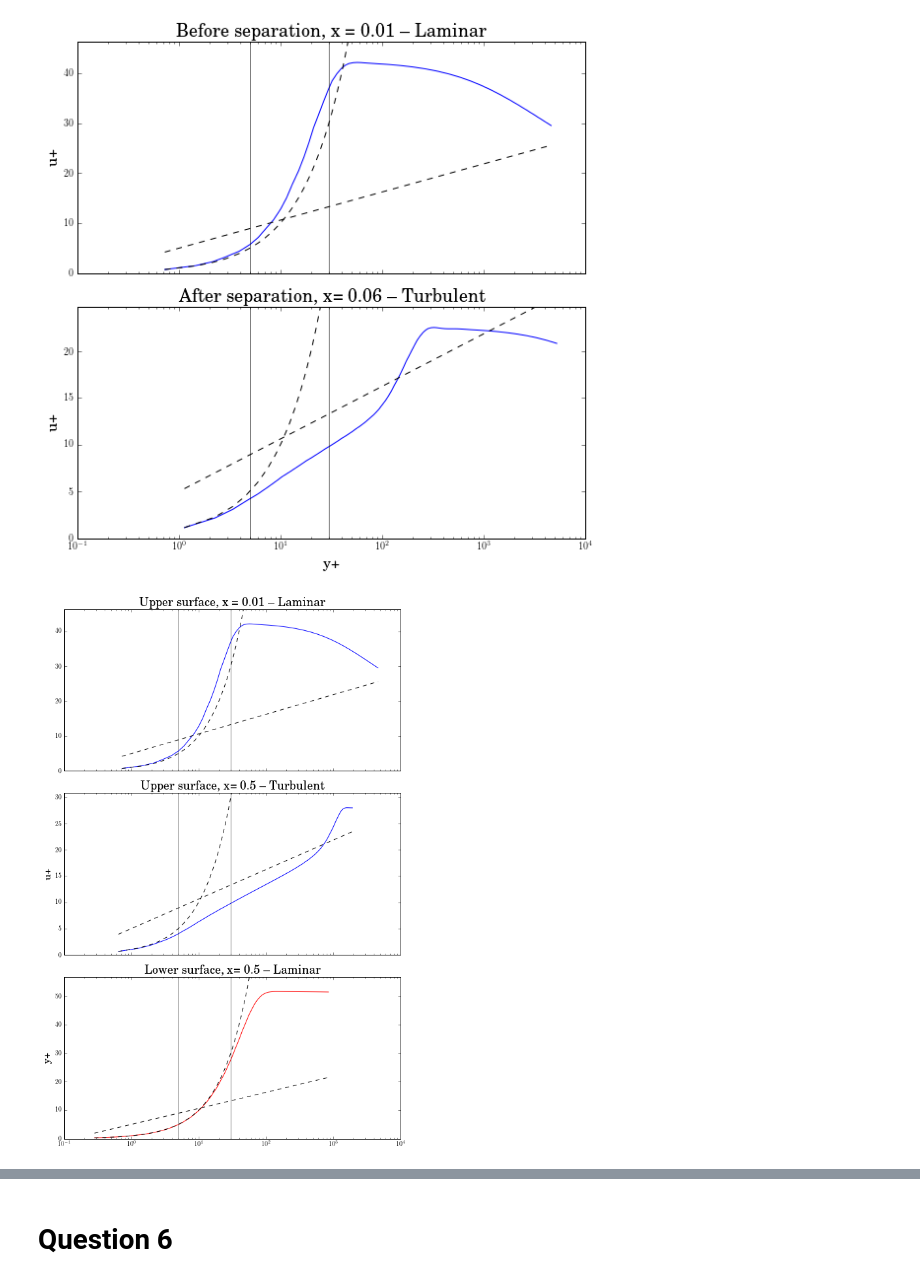
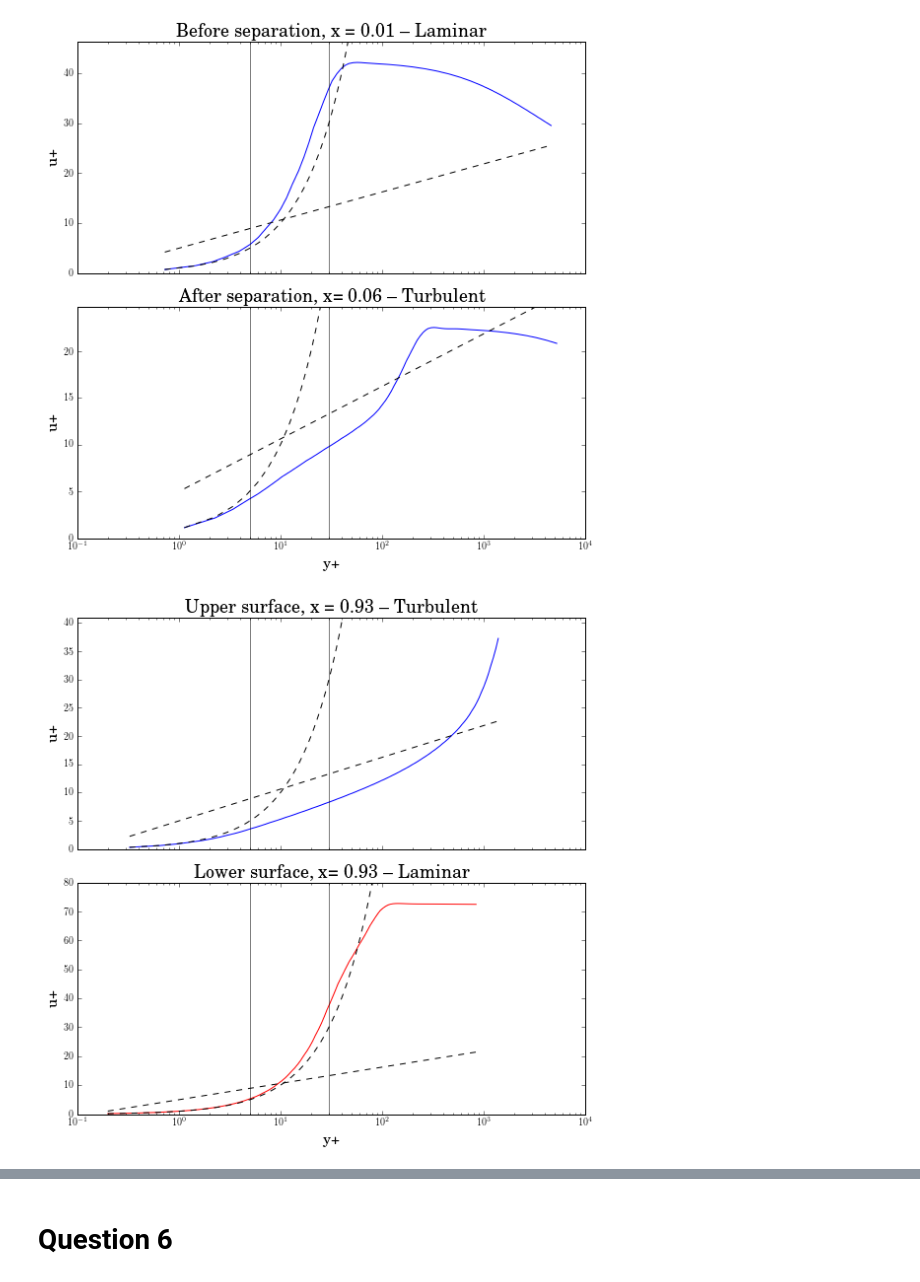
Before and after one commit to selimb/schoolstuff, a Jupyter notebook: mech539/ass5/Untitled.ipynb, the cells around one changed output, grey strips where cells are left out. Cells and saved outputs as stored; diff of their text form; code cells hidden in the pictures.

```diff
--- a/mech539/ass5/Untitled.ipynb
+++ b/mech539/ass5/Untitled.ipynb
@@ -151,7 +136,7 @@ for e in range(len(tau_nc)):
     tau_wc[e] = tau_ac[e]*np.cos(t) + tau_nc[e]*np.sin(t)
     cf[e] = tau_wc[e]*SCF
 # %%
-def savefig(fig, name):
+def savefig(fig, name, **kwargs):
     filepath = os.path.join('tex', 'figs', name)
     fig.tight_layout()
     fig.savefig(filepath)
@@ -349,8 +334,11 @@ cf_te()
 
 x_cross, y_cross, cross_id = find_zero_cross(xc, cf, yc)
 n_lam = LE - TE_start + 25
-mid = np.argsort(np.abs(xc - 0.5))[:2]
+
+mid = np.argsort(np.abs(xc - 0.5))[1]
 n_turb = cross_id[3] + 10
+n_up_te = TE_end - TE_start - 20
+n_bot_te = 20
 # %%
 def airfoil_sections():
     fig, ax = plt.subplots(figsize=(10, 4))
@@ -454,20 +446,21 @@ plt.show()
 # %% [output]
 [figure]
 # %%
-# def uplus_upper_le():
-fig, (ax_up_lam, ax_up_mid, ax_bot_mid) = plt.subplots(nrows=3, sharex=True,
-                                                       figsize=(8, 12))
-uplus_plot(ax_up_lam, n_lam)
-ax_up_lam.set_title('Upper surface, x = %.2f -- Laminar' % xc[n_lam])
-uplus_plot(ax_up_mid, mid[1])
-ax_up_mid.set_title('Upper surface, x= %.1f -- Turbulent' % xc[mid[1]])
-uplus_plot(ax_bot_mid, mid[0], 'r')
-ax_bot_mid.set_title('Lower surface, x= %.1f -- Laminar' % xc[mid[0]])
+def uplus_te():
+    fig, (ax_up, ax_bot) = plt.subplots(nrows=2, sharex=True,
+                                          figsize=(8, 8))
+    uplus_plot(ax_up, n_up_te)
+    ax_up.set_title('Upper surface, x = %.2f -- Turbulent' % xc[n_up_te])
+    uplus_plot(ax_bot, n_bot_te, 'r')
+    ax_bot.set_title('Lower surface, x= %.2f -- Laminar' % xc[n_bot_te])
 
-ax_up_mid.set_ylabel('u+')
-ax_bot_mid.set_ylabel('y+')
-fig.tight_layout()
-savefig(fig, 'uplus.pdf')
-plt.show()
+    ax_up.set_ylabel('u+')
+    ax_bot.set_ylabel('u+')
+    ax_bot.set_xlabel('y+')
+    fig.tight_layout()
+    savefig(fig, 'uplus_te.pdf')
+    plt.show()
+
+uplus_te()
 # %% [output]
-[figure, old version]
+[figure, new version]
```
Also changed, not shown: parts of 8 cells of this notebook, 5 other files.
